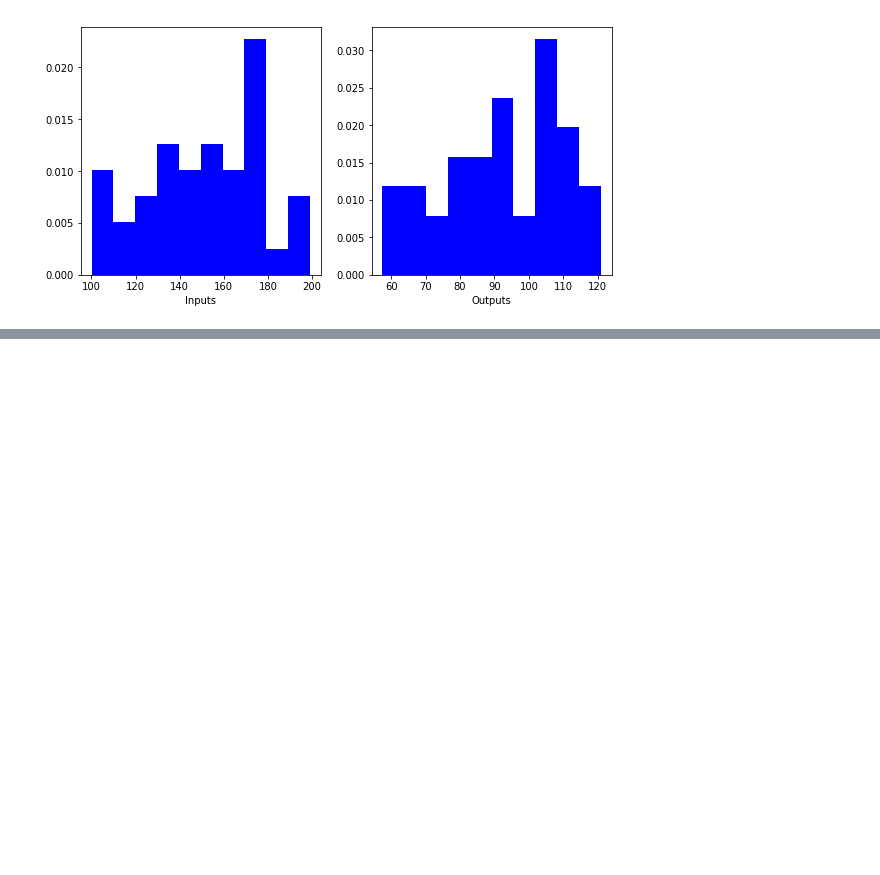
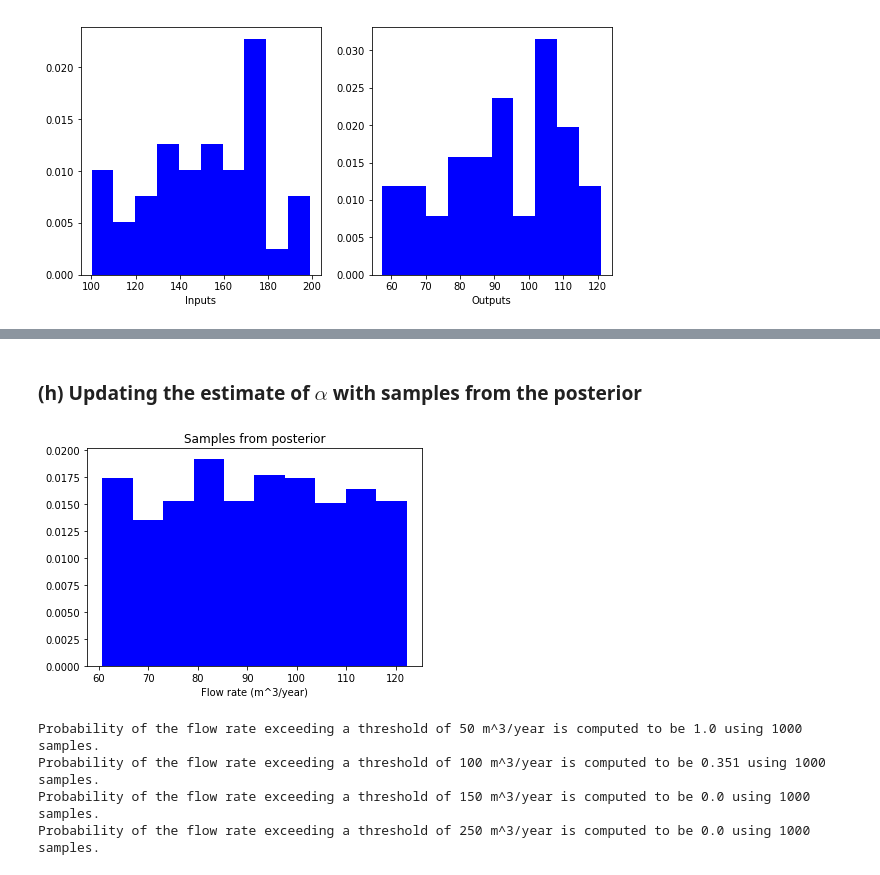
Before and after one commit to bsaakash/aakash_simcenter, a Jupyter notebook: Question3.ipynb, the cells around one changed output, grey strips where cells are left out. Saved outputs shown, nothing was run; the diff lists cells and outputs as text; code cells hidden in the pictures; blank space fills up the shorter version.

```diff
--- a/Question3.ipynb
+++ b/Question3.ipynb
@@ -375,0 +540,30 @@ where, $p(\boldsymbol{D}) = \int {p(\boldsymbol{D} | \boldsymbol{\theta}_m, \sig
+# %% [markdown]
+### (h) Updating the estimate of $\alpha$ with samples from the posterior
+# %%
+smpls = pd.DataFrame(posterior_samples, columns=ttls)
+differential_dist = uniform(loc=100, scale=(200-100))
+differential_samples = differential_dist.rvs(size=1000)
+
+y_posterior = flow_rate_model(smpls.iloc[:, 0], smpls.iloc[:, 1], smpls.iloc[:, 2],
+                          np.zeros_like(smpls.iloc[:, 0]), smpls.iloc[:, 3],
+                          differential_samples,
+                          smpls.iloc[:, 4], smpls.iloc[:, 5])
+
+plt.hist(y_posterior, density=True, color='b')
+plt.xlabel("Flow rate (m^3/year)")
+plt.title("Samples from posterior")
+plt.show()
+
+beta_1 = 150;
+beta_2 = 250;
+beta_3 = 400;
+thresholds = [50, 100, beta_1, beta_2];
+for t in thresholds:
+    print("Probability of the flow rate exceeding a threshold of " + str(t) + " m^3/year is computed to be "
+          + str(prob_exceedence(y_posterior, t)) + " using " + str(np.shape(samples)[1]) + " samples.")
+# %% [output]
+[figure, added]
+Probability of the flow rate exceeding a threshold of 50 m^3/year is computed to be 1.0 using 1000 samples.
+Probability of the flow rate exceeding a threshold of 100 m^3/year is computed to be 0.351 using 1000 samples.
+Probability of the flow rate exceeding a threshold of 150 m^3/year is computed to be 0.0 using 1000 samples.
+Probability of the flow rate exceeding a threshold of 250 m^3/year is computed to be 0.0 using 1000 samples.
```
Also changed, not shown: parts of 23 cells of this notebook.
